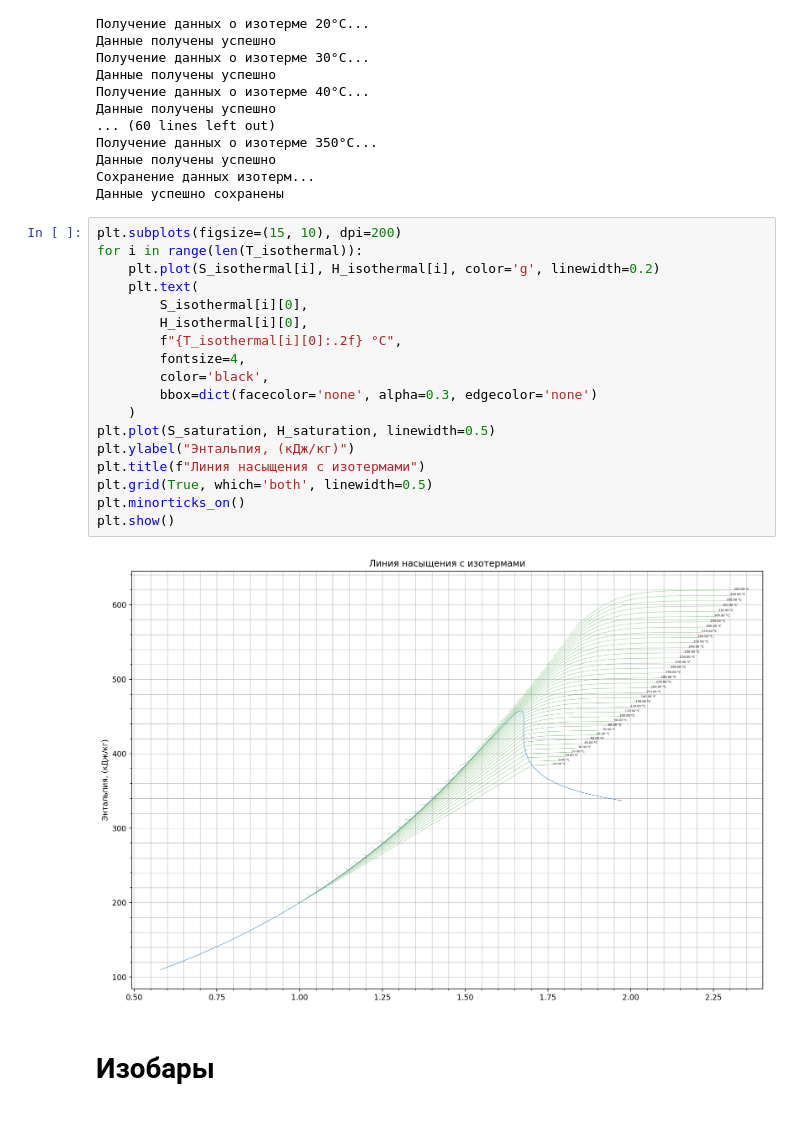
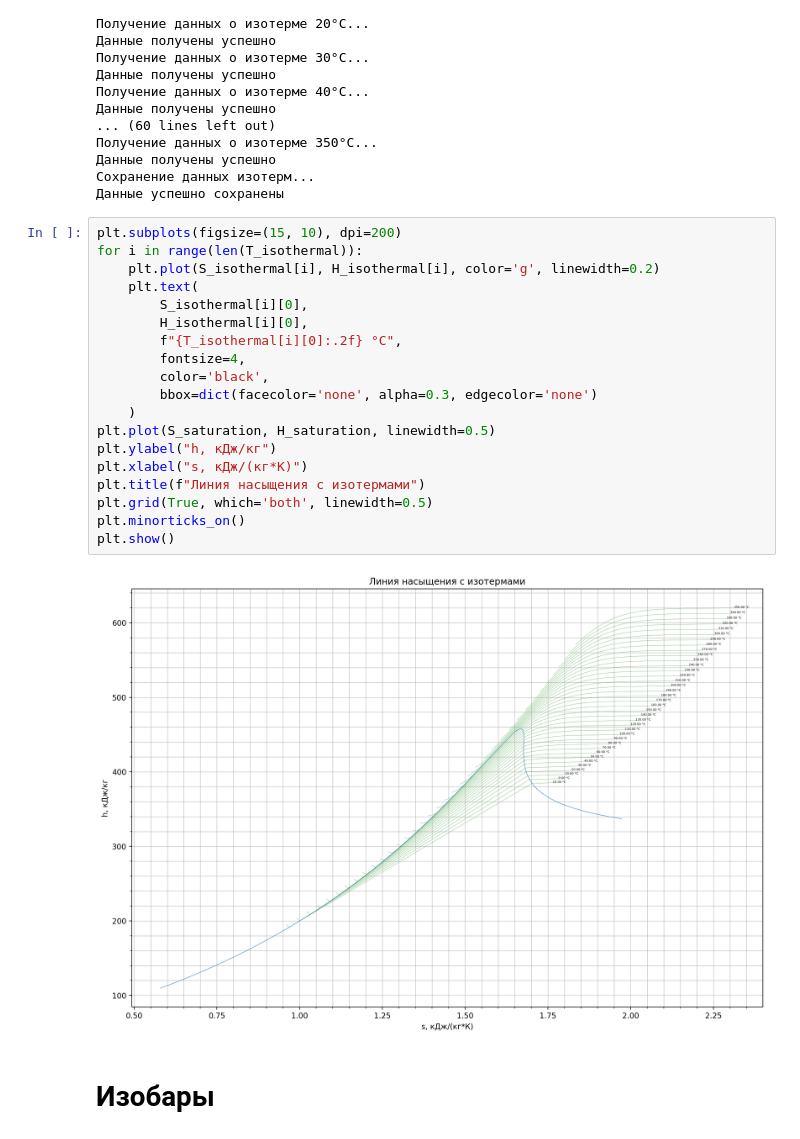
Before and after one commit to BaranovSerV/H-S-Diagram, a Jupyter notebook: main.ipynb, the cells around one changed output. Cells and saved outputs as stored; diff of their text form.

```diff
--- a/main.ipynb
+++ b/main.ipynb
@@ -77,23 +77,24 @@ T_isothermal, H_isothermal, S_isothermal = worker.isothermal(
 # %%
 plt.subplots(figsize=(15, 10), dpi=200)
 for i in range(len(T_isothermal)):
     plt.plot(S_isothermal[i], H_isothermal[i], color='g', linewidth=0.2)
     plt.text(
         S_isothermal[i][0],
         H_isothermal[i][0],
         f"{T_isothermal[i][0]:.2f} °C",
         fontsize=4,
         color='black',
         bbox=dict(facecolor='none', alpha=0.3, edgecolor='none')
     )
 plt.plot(S_saturation, H_saturation, linewidth=0.5)
-plt.ylabel("Энтальпия, (кДж/кг)")
+plt.ylabel("h, кДж/кг")
+plt.xlabel("s, кДж/(кг*К)")
 plt.title(f"Линия насыщения с изотермами")
 plt.grid(True, which='both', linewidth=0.5)
 plt.minorticks_on()
 plt.show()
 # %% [output]
-[figure, old version]
+[figure, new version]
 # %% [markdown]
 # Изобары
 # %%
```
Also changed, not shown: parts of 5 cells of this notebook, 6 other files.
